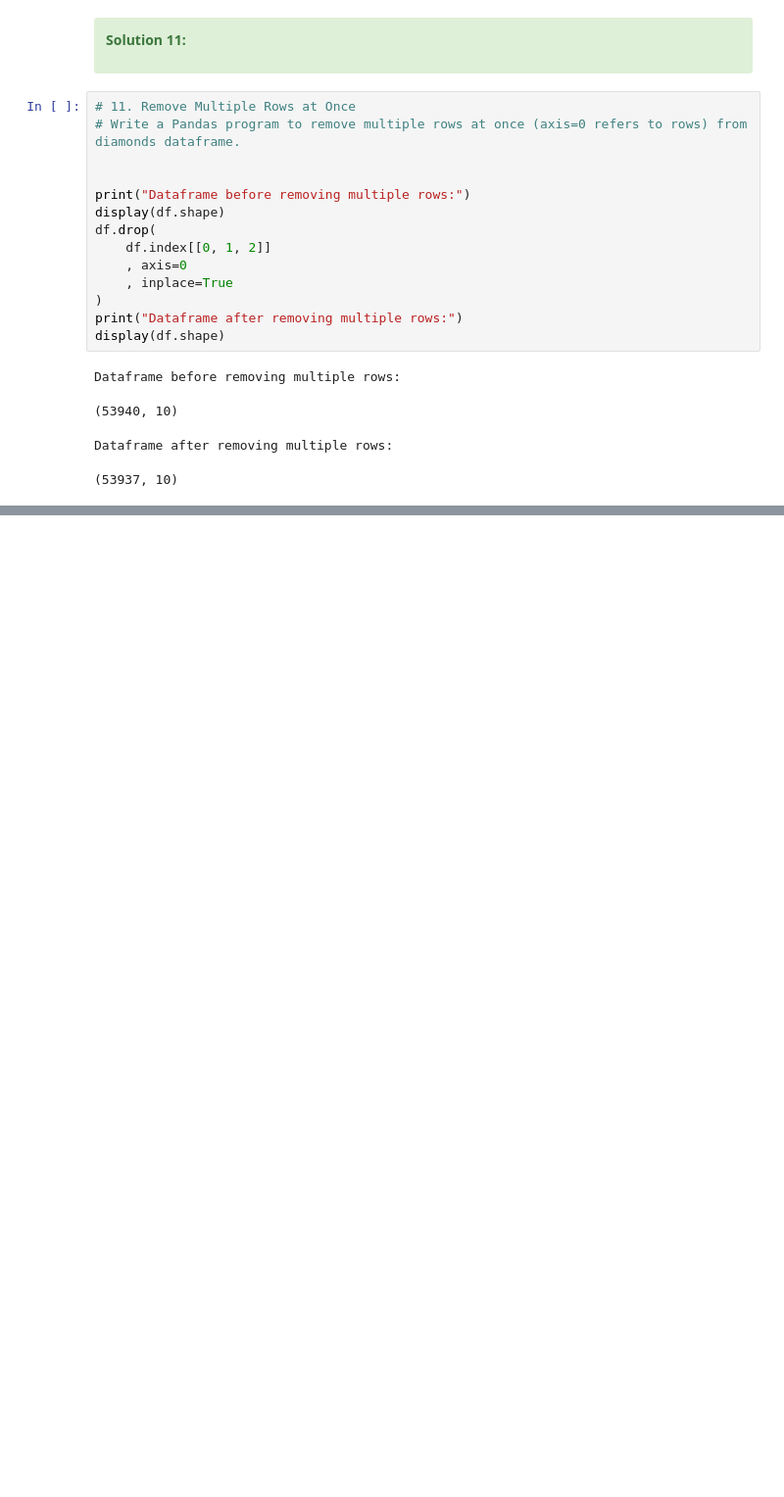
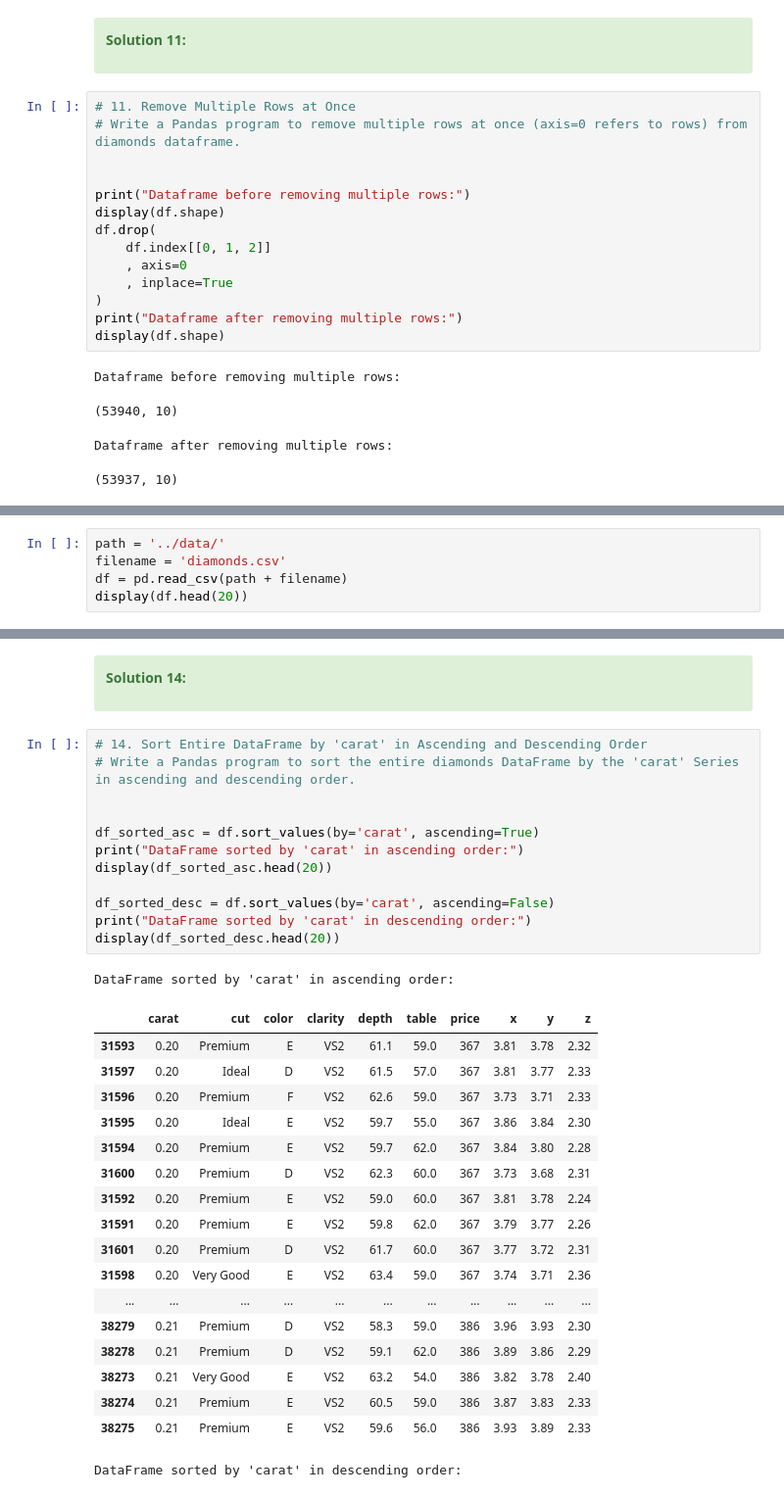
Before and after one commit to aziart/pandas-exercises, a Jupyter notebook: 12 - w3exercises/09 - Pandas Practice Sets/09 - 01 Pandas Practice Set-1.ipynb, the cells around one changed output, grey strips where cells are left out. Shown at 98% size. Saved outputs shown, nothing was run; the diff lists cells and outputs as text; blank space fills up the shorter version.

Commit message:
12_09_01 - Pandas Practice Set 1 - 14/65

```diff
--- a/12 - w3exercises/09 - Pandas Practice Sets/09 - 01 Pandas Practice Set-1.ipynb
+++ b/12 - w3exercises/09 - Pandas Practice Sets/09 - 01 Pandas Practice Set-1.ipynb
@@ -660,0 +808,5 @@ Dataframe after removing multiple rows:
+# %%
+path = '../data/'
+filename = 'diamonds.csv'
+df = pd.read_csv(path + filename)
+display(df.head(20))
@@ -660,0 +831,37 @@ Dataframe after removing multiple rows:
+# %% [markdown]
+<div class="alert alert-success">
+
+**Solution 14:**
+</div>
+# %%
+# 14. Sort Entire DataFrame by 'carat' in Ascending and Descending Order
+# Write a Pandas program to sort the entire diamonds DataFrame by the 'carat' Series in ascending and descending order.
+
+
+df_sorted_asc = df.sort_values(by='carat', ascending=True)
+print("DataFrame sorted by 'carat' in ascending order:")
+display(df_sorted_asc.head(20))
+
+df_sorted_desc = df.sort_values(by='carat', ascending=False)
+print("DataFrame sorted by 'carat' in descending order:")
+display(df_sorted_desc.head(20))
+# %% [output]
+DataFrame sorted by 'carat' in ascending order:
+|  | carat | cut | color | clarity | depth | table | price | x | y | z |
+| 31593 | 0.20 | Premium | E | VS2 | 61.1 | 59.0 | 367 | 3.81 | 3.78 | 2.32 |
+| 31597 | 0.20 | Ideal | D | VS2 | 61.5 | 57.0 | 367 | 3.81 | 3.77 | 2.33 |
+| 31596 | 0.20 | Premium | F | VS2 | 62.6 | 59.0 | 367 | 3.73 | 3.71 | 2.33 |
+| 31595 | 0.20 | Ideal | E | VS2 | 59.7 | 55.0 | 367 | 3.86 | 3.84 | 2.30 |
+| 31594 | 0.20 | Premium | E | VS2 | 59.7 | 62.0 | 367 | 3.84 | 3.80 | 2.28 |
+| 31600 | 0.20 | Premium | D | VS2 | 62.3 | 60.0 | 367 | 3.73 | 3.68 | 2.31 |
+| 31592 | 0.20 | Premium | E | VS2 | 59.0 | 60.0 | 367 | 3.81 | 3.78 | 2.24 |
+| 31591 | 0.20 | Premium | E | VS2 | 59.8 | 62.0 | 367 | 3.79 | 3.77 | 2.26 |
+| 31601 | 0.20 | Premium | D | VS2 | 61.7 | 60.0 | 367 | 3.77 | 3.72 | 2.31 |
+| 31598 | 0.20 | Very Good | E | VS2 | 63.4 | 59.0 | 367 | 3.74 | 3.71 | 2.36 |
+| ... | ... | ... | ... | ... | ... | ... | ... | ... | ... | ... |
+| 38279 | 0.21 | Premium | D | VS2 | 58.3 | 59.0 | 386 | 3.96 | 3.93 | 2.30 |
+| 38278 | 0.21 | Premium | D | VS2 | 59.1 | 62.0 | 386 | 3.89 | 3.86 | 2.29 |
+| 38273 | 0.21 | Very Good | E | VS2 | 63.2 | 54.0 | 386 | 3.82 | 3.78 | 2.40 |
+| 38274 | 0.21 | Premium | E | VS2 | 60.5 | 59.0 | 386 | 3.87 | 3.83 | 2.33 |
+| 38275 | 0.21 | Premium | E | VS2 | 59.6 | 56.0 | 386 | 3.93 | 3.89 | 2.33 |
+DataFrame sorted by 'carat' in descending order:
```
Also changed, not shown: parts of 11 cells of this notebook.
